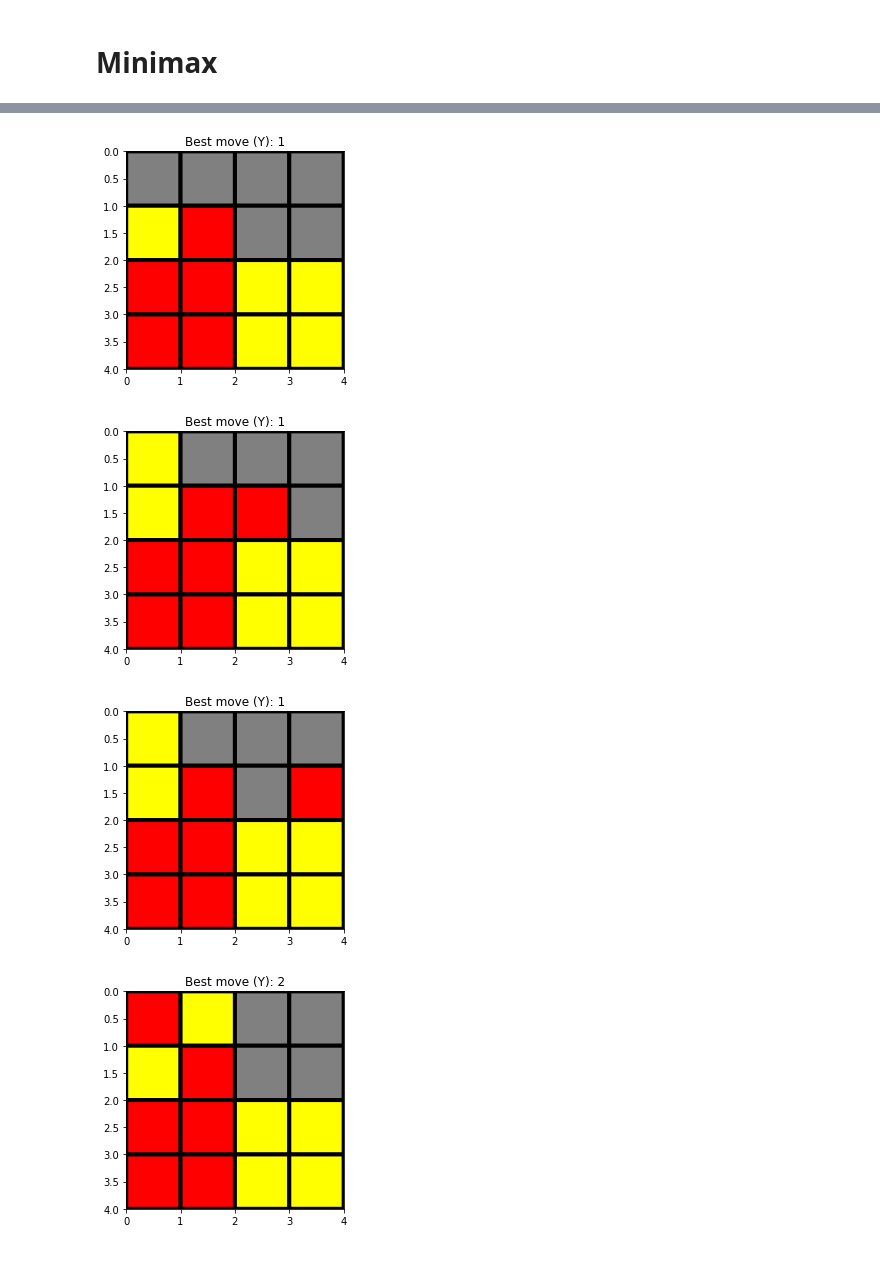
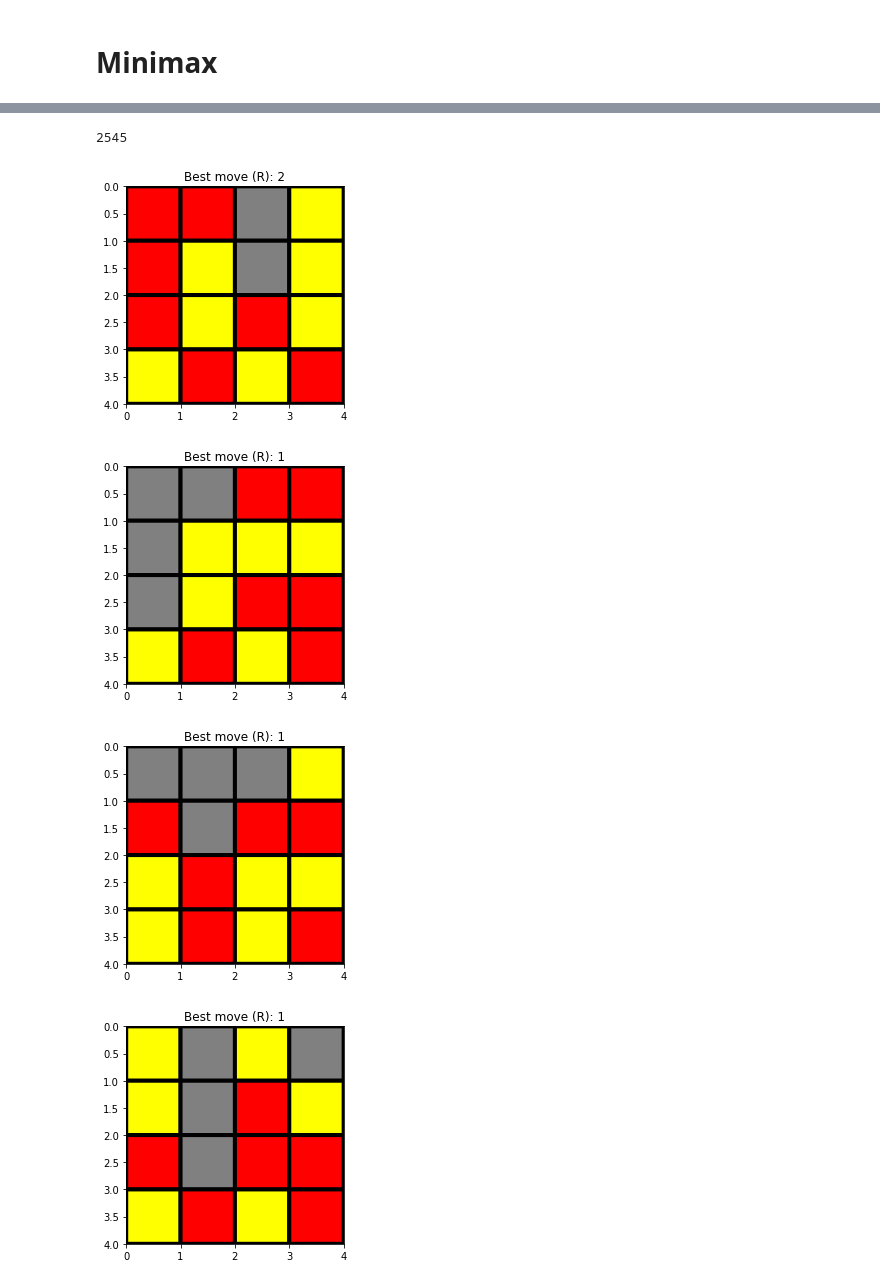
Before and after one commit to davidrossouw/cloud-run, a Jupyter notebook: connect4/connect4_game.ipynb, the cells around one changed output, grey strips where cells are left out. Drawn from its saved outputs; the diff is of its cells as text; code cells hidden in the pictures.

```diff
--- a/connect4/connect4_game.ipynb
+++ b/connect4/connect4_game.ipynb
@@ -187,7 +177,7 @@ def draw_graph(G, fig_size=(5, 5), node_label=None, edge_label=None):
 # %% [markdown]
 # Build a game graph
 # %%
-def search(board, max_depth=3):  # -> DiGraph
+def search(board, max_depth=4):  # -> DiGraph
     """
     Run game simulations from current game state to a maximum number
     of moves ahead (max_depth)
@@ -197,8 +187,8 @@ def search(board, max_depth=3):  # -> DiGraph
 
     depth = 0
     n = 0  # node label which also serves as a node counter
-    player = 'Y'
-    non_player = 'R'
+    player = 'R'
+    non_player = 'Y'
     G = nx.DiGraph()
     winner = checkWin(board)
     G.add_node(0, winner=winner, board=board, label=board2string(board), n=n)
@@ -239,8 +229,6 @@ def search(board, max_depth=3):  # -> DiGraph
                 G.add_node(n, winner=winner, board=new_board, label=board2string(new_board), n=n)
                 G.add_edge(child, n, move=move)
                 if winner:
-                    ##
-                    print(f'Winner: {winner}, {n}')
                     continue
                 child_nodes.append(n)
         depth = depth+1
@@ -250,9 +238,9 @@ def search(board, max_depth=3):  # -> DiGraph
 # %%
 board=[
     ['-','-','-','-'],
-    ['Y','R','-','-'],
-    ['R','R','Y','Y'],
-    ['R','R','Y','Y']
+    ['-','-','-','-'],
+    ['-','-','-','-'],
+    ['Y','R','Y','R']
 ]
 
 plotBoard(board)
@@ -262,3 +250,4 @@ plotBoard(board)
 # %%
-G = search(board=board, max_depth=3)
+%%time
+G = search(board=board, max_depth=12)
 # %% [output]
@@ -295,9 +278,9 @@ def minimax(G:nx.Graph):
 
         # Base case, winning node found
         if G.out_degree(n) == 0:
-            if G.nodes[n]['winner'] == 'Y':
+            if G.nodes[n]['winner'] == 'R':
                 score = 100
-            elif G.nodes[n]['winner'] == 'R':
+            elif G.nodes[n]['winner'] == 'Y':
                 score = -100
             else:
                 score = 0
@@ -393,10 +347,18 @@ minimax_move
+# %%
+len(minimax_move.keys())
+# %% [output]
+2545
 # %%
-for (k,v) in minimax_move.items():
+counter=0
+for (k,v) in random.sample(minimax_move.items(), 10):
     ax = plotBoard(string2board(k))
-    ax.set_title(f'Best move (Y): {v}')
+    ax.set_title(f'Best move (R): {v}')
     plt.show()
+    counter+=1
+    if counter > 10:
+        break
 # %% [output]
-[figure, old version]
+[figure, new version]
-[figure, old version]
+[figure, new version]
-[figure, old version]
+[figure, new version]
-[figure, old version]
+[figure, new version]
```
Also changed, not shown: parts of 16 cells of this notebook, 4 other files.
